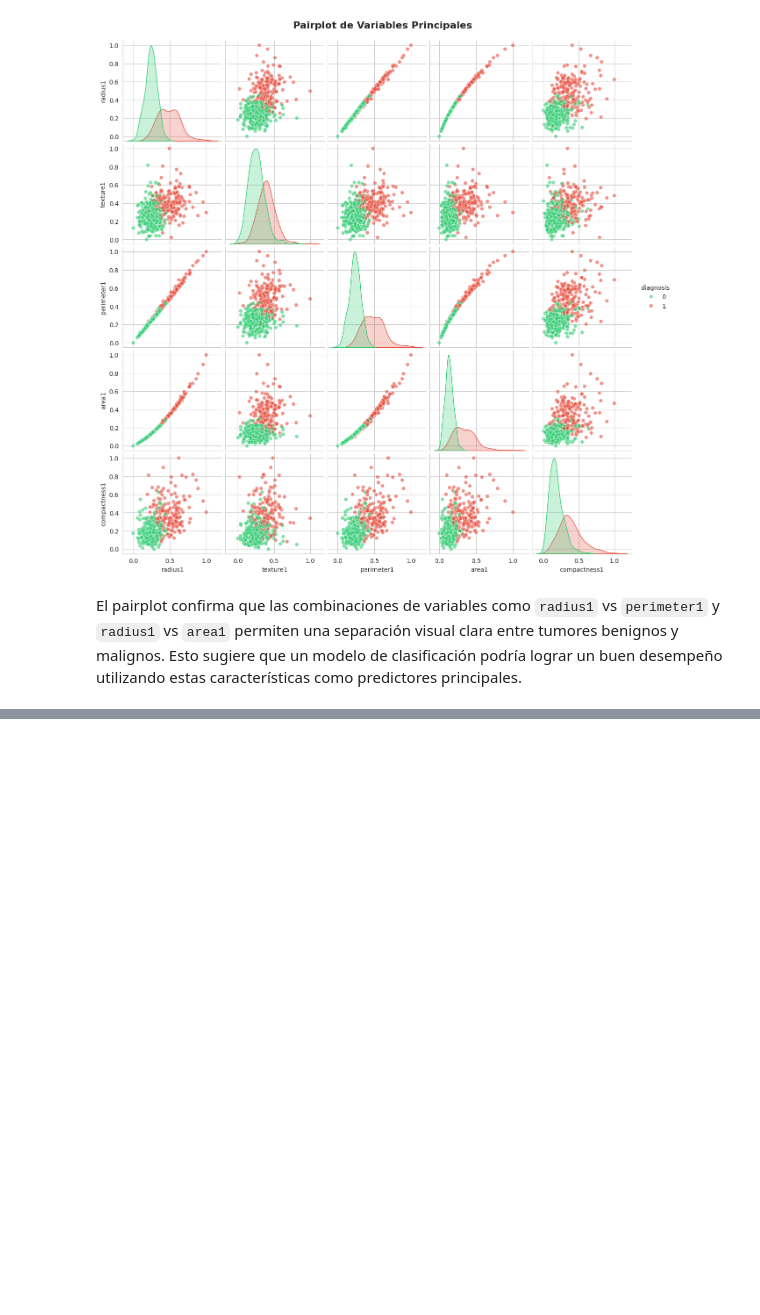
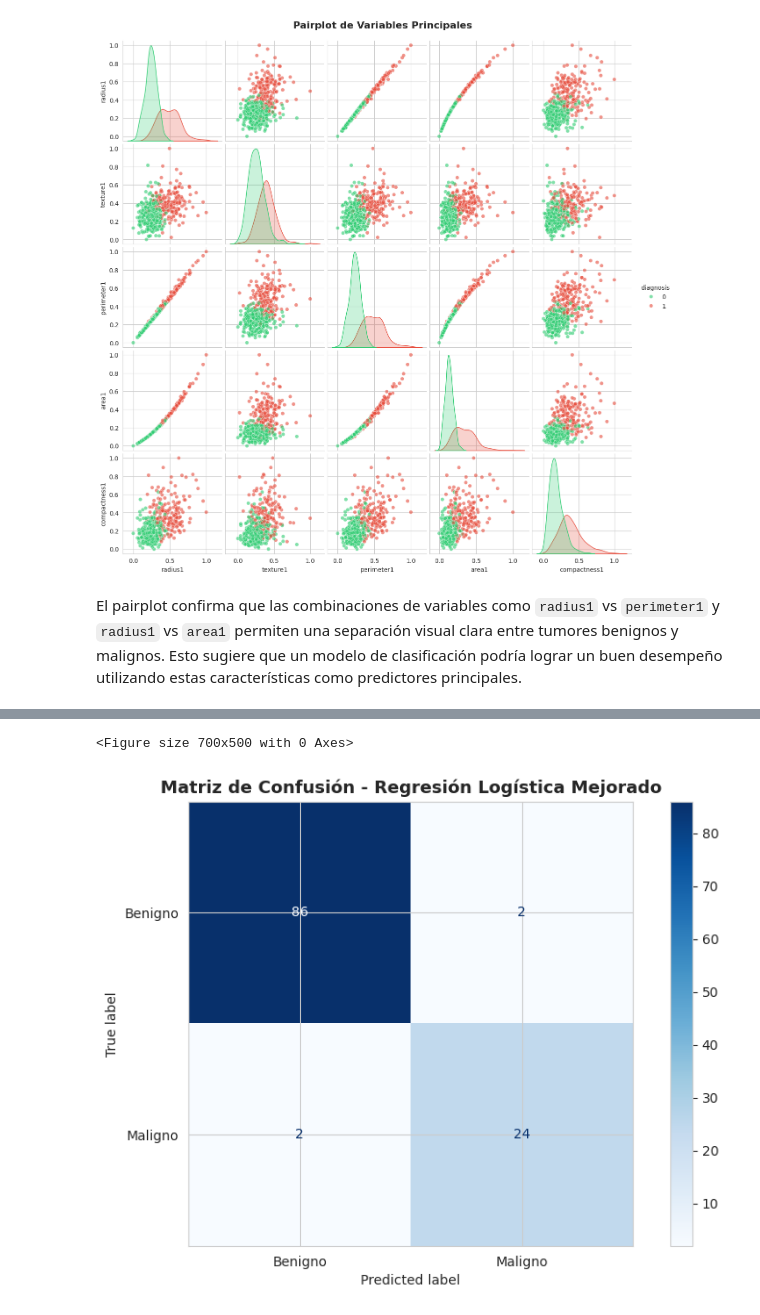
Before and after one commit to alvaromijael/02-CSS, a Jupyter notebook: Semana2/Tarea/cancer.ipynb, the cells around one changed output, grey strips where cells are left out. Drawn from its saved outputs; the diff is of its cells as text; code cells hidden in the pictures; blank space fills up the shorter version.

```diff
--- a/Semana2/Tarea/cancer.ipynb
+++ b/Semana2/Tarea/cancer.ipynb
@@ -366,0 +456,29 @@ Con el análisis exploratorio me permite tener entre variables estadísticas y g
+# %%
+# Seleccionar las 10 variables más correlacionadas con diagnosis
+corr_con_diagnosis = df_train.drop('diagnosis', axis=1).corrwith(df_train['diagnosis']).abs()
+top_variables = corr_con_diagnosis.sort_values(ascending=False).head(10).index.tolist()
+
+print('Variables seleccionadas:')
+for i, var in enumerate(top_variables, 1):
+    print(f'  {i}. {var} (corr: {corr_con_diagnosis[var]:.4f})')
+
+# Crear datasets con solo las variables seleccionadas
+X_train_top = X_train[top_variables]
+X_test_top = X_test[top_variables]
+
+# Modelo mejorado con hiperparámetro C ajustado
+modelo_lr_mejorado = LogisticRegression(C=0.5, max_iter=10000, random_state=42)
+modelo_lr_mejorado.fit(X_train_top, y_train)
+
+# Predecir
+y_pred_lr_mejor = modelo_lr_mejorado.predict(X_test_top)
+
+# Métricas
+print('\n=== REGRESIÓN LOGÍSTICA - MEJORADO ===\n')
+print('Reporte de clasificación:')
+print(classification_report(y_test, y_pred_lr_mejor, target_names=['Benigno', 'Maligno']))
+
+print(f'Accuracy:  {accuracy_score(y_test, y_pred_lr_mejor):.4f}')
+print(f'Precision: {precision_score(y_test, y_pred_lr_mejor):.4f}')
+print(f'Recall:    {recall_score(y_test, y_pred_lr_mejor):.4f}')
+print(f'F1-Score:  {f1_score(y_test, y_pred_lr_mejor):.4f}')
@@ -366,0 +503,12 @@ Con el análisis exploratorio me permite tener entre variables estadísticas y g
+# %%
+# --- Matriz de Confusión - Mejorado ---
+plt.figure(figsize=(7, 5))
+
+ConfusionMatrixDisplay.from_predictions(y_test, y_pred_lr_mejor,
+                                         display_labels=['Benigno', 'Maligno'],
+                                         cmap='Blues')
+plt.title('Matriz de Confusión - Regresión Logística Mejorado', fontsize=13, fontweight='bold')
+plt.show()
+# %% [output]
+<Figure size 700x500 with 0 Axes>
+[figure, added]
```
Also changed, not shown: parts of 22 cells of this notebook.
